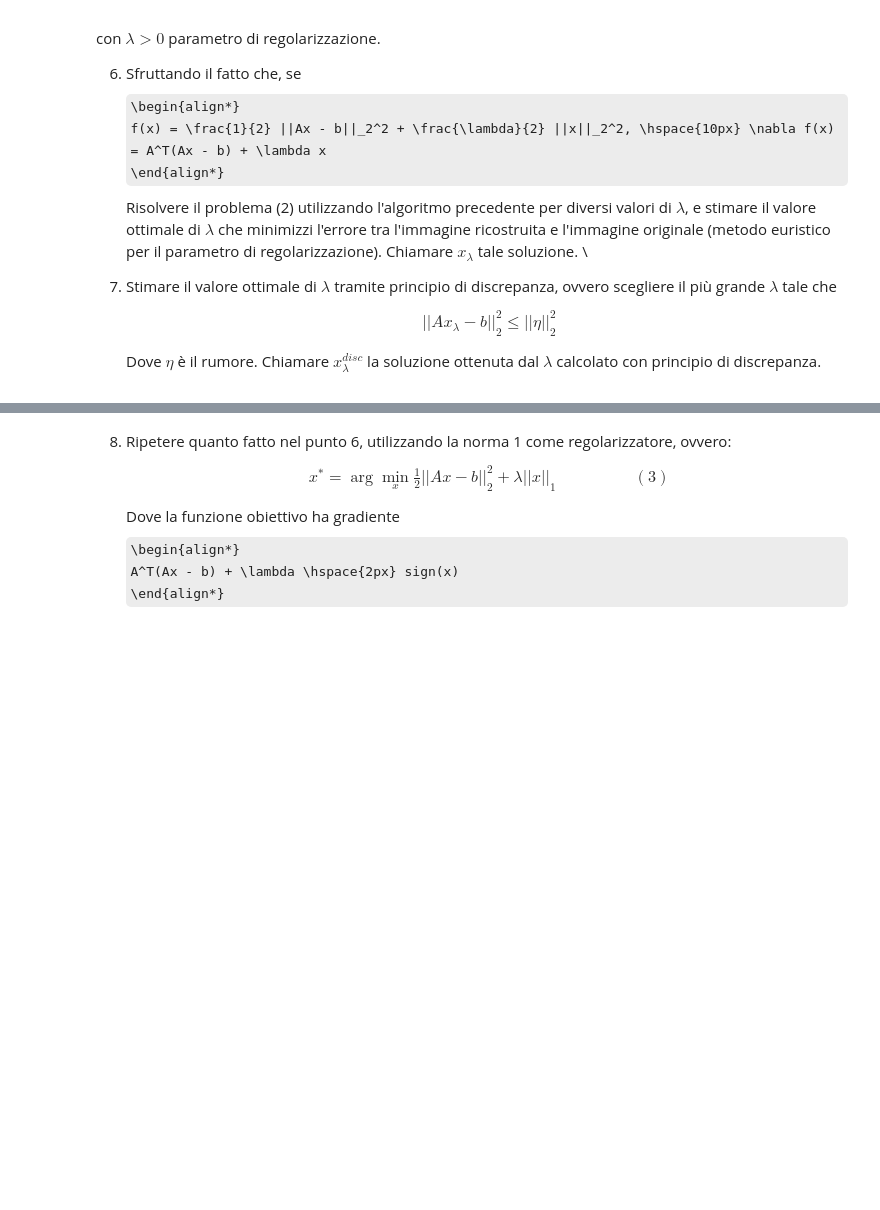
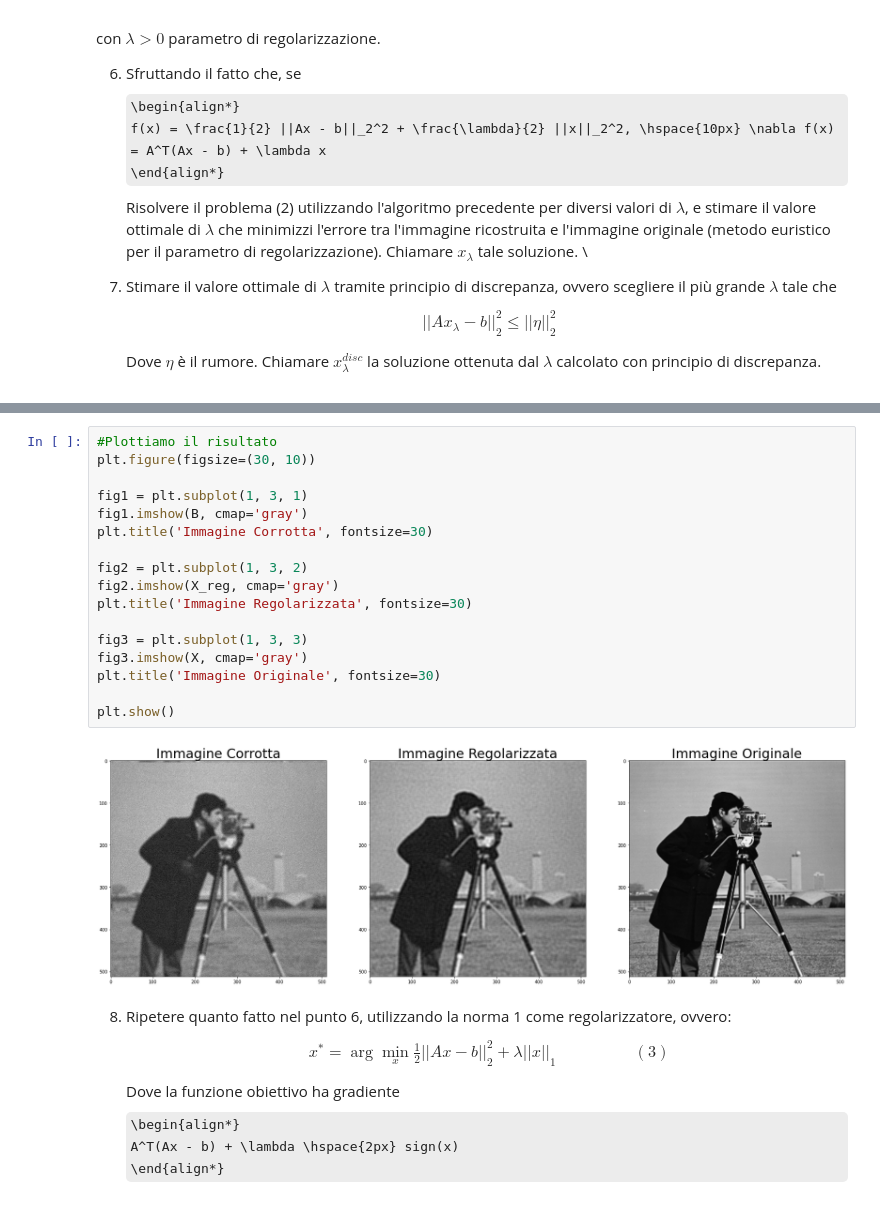
Before and after one commit to lucadonnoh/progetto-deblur, a Jupyter notebook: Progetto_Deblur_CN.ipynb, the cells around one changed output, grey strips where cells are left out. Drawn from its saved outputs; the diff is of its cells as text; some formulas as TeX source; blank space fills up the shorter version.

```diff
--- a/Progetto_Deblur_CN.ipynb
+++ b/Progetto_Deblur_CN.ipynb
@@ -262,3 +343,22 @@ Dove $\eta$ è il rumore. Chiamare $x_\lambda^{disc}$ la soluzione ottenuta dal
+# %%
+#Plottiamo il risultato
+plt.figure(figsize=(30, 10))
+
+fig1 = plt.subplot(1, 3, 1)
+fig1.imshow(B, cmap='gray')
+plt.title('Immagine Corrotta', fontsize=30)
+
+fig2 = plt.subplot(1, 3, 2)
+fig2.imshow(X_reg, cmap='gray')
+plt.title('Immagine Regolarizzata', fontsize=30)
+
+fig3 = plt.subplot(1, 3, 3)
+fig3.imshow(X, cmap='gray')
+plt.title('Immagine Originale', fontsize=30)
+
+plt.show()
+# %% [output]
+[figure, added]
 # %% [markdown]
 8. Ripetere quanto fatto nel punto 6, utilizzando la norma 1 come regolarizzatore, ovvero:
 \begin{align*}
```
Also changed, not shown: parts of 10 cells of this notebook.
